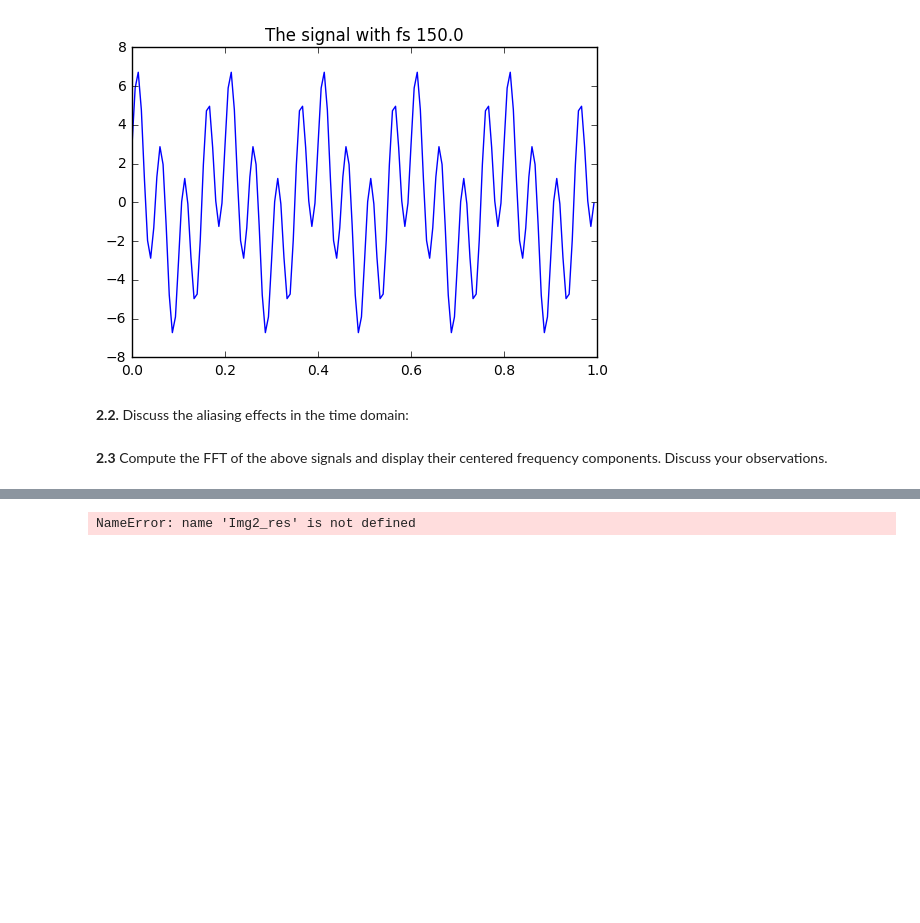
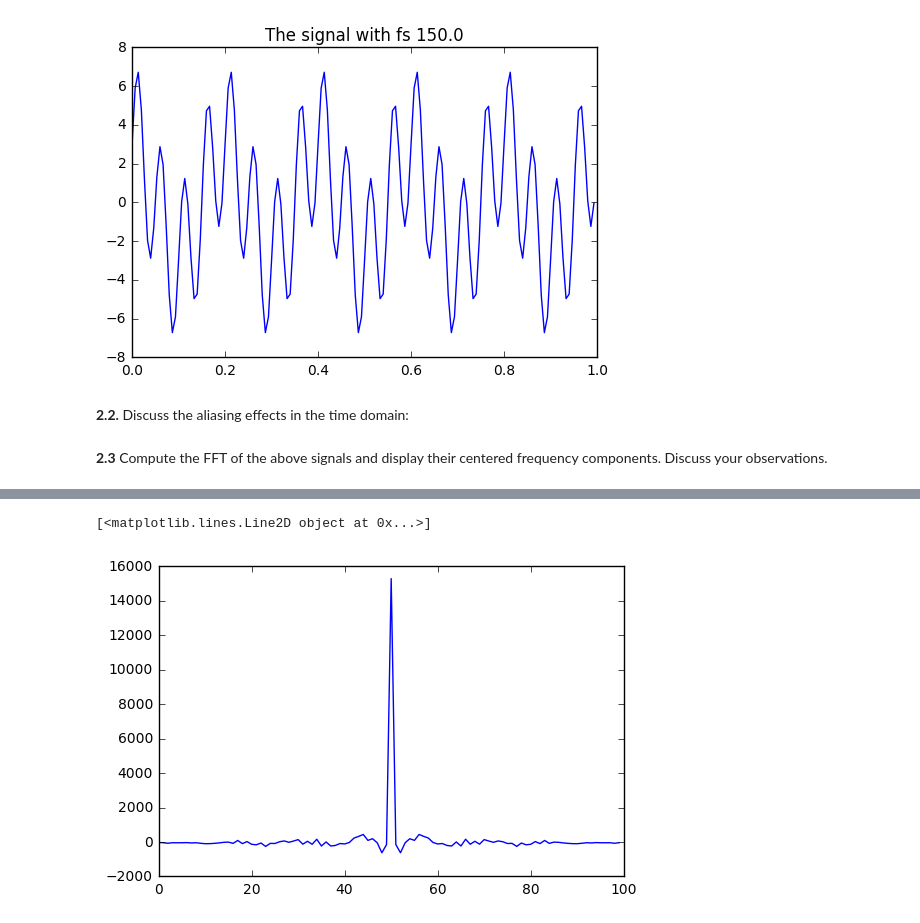
Before and after one commit to robertopao/DSP-TP-1617, a Jupyter notebook: Lab4/python/Lab4.ipynb, the cells around one changed output, grey strips where cells are left out. Saved outputs shown, nothing was run; the diff lists cells and outputs as text; code cells hidden in the pictures; blank space fills up the shorter version.

```diff
--- a/Lab4/python/Lab4.ipynb
+++ b/Lab4/python/Lab4.ipynb
@@ -477,16 +446,18 @@ for f in filenames:
 [figure]
 ... (43 outputs left out)
 # %%
-N=500;
+N=100;
+Img2_res=[];
 Img2 = io.imread("../images/1D-DFT/tifImage_040.tif")
 #no bar code
 Img_2res=resize(Img2,(height,width))
 Img2_norm=norm(Img2_res)
 G =  Img2[33,:]
 Igd1 = np.fft.fftshift(np.fft.fft(G, N))
 plt.plot(Igd1)
 # %% [output]
-NameError: name 'Img2_res' is not defined
+[<matplotlib.lines.Line2D object at 0x...>]
+[figure, added]
 # %%
 Img2 = io.imread("../images/1D-DFT/tifImage_051.tif")
 #bar code
```
Also changed, not shown: parts of 9 cells of this notebook, 1 other file.
